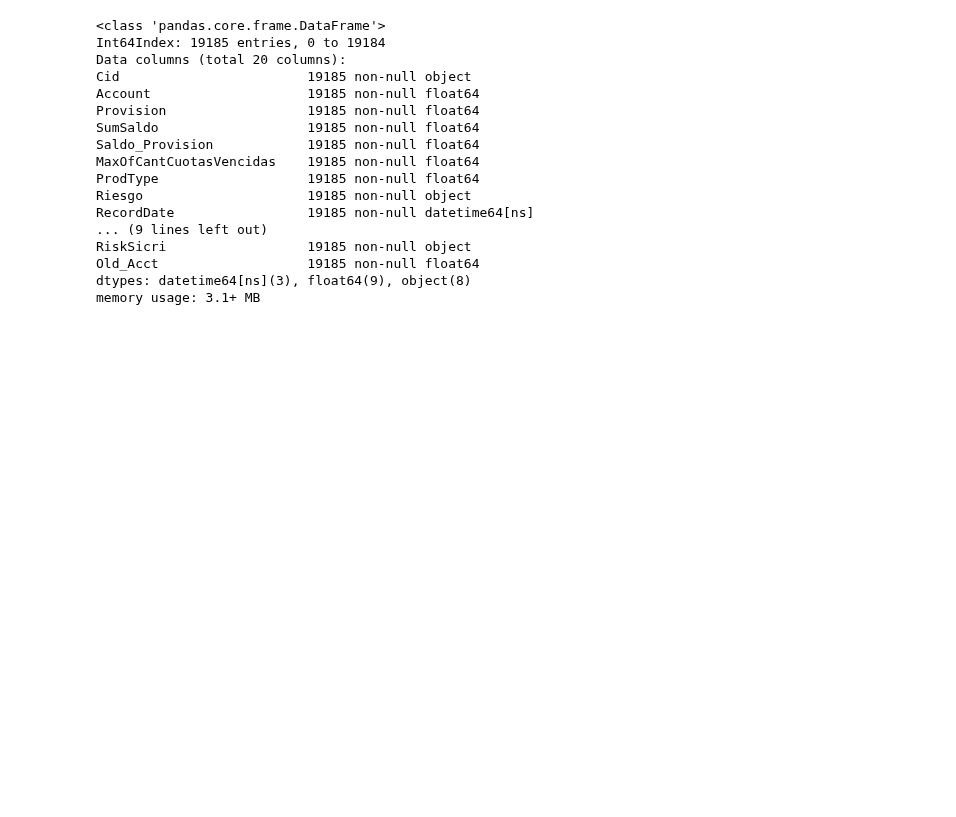
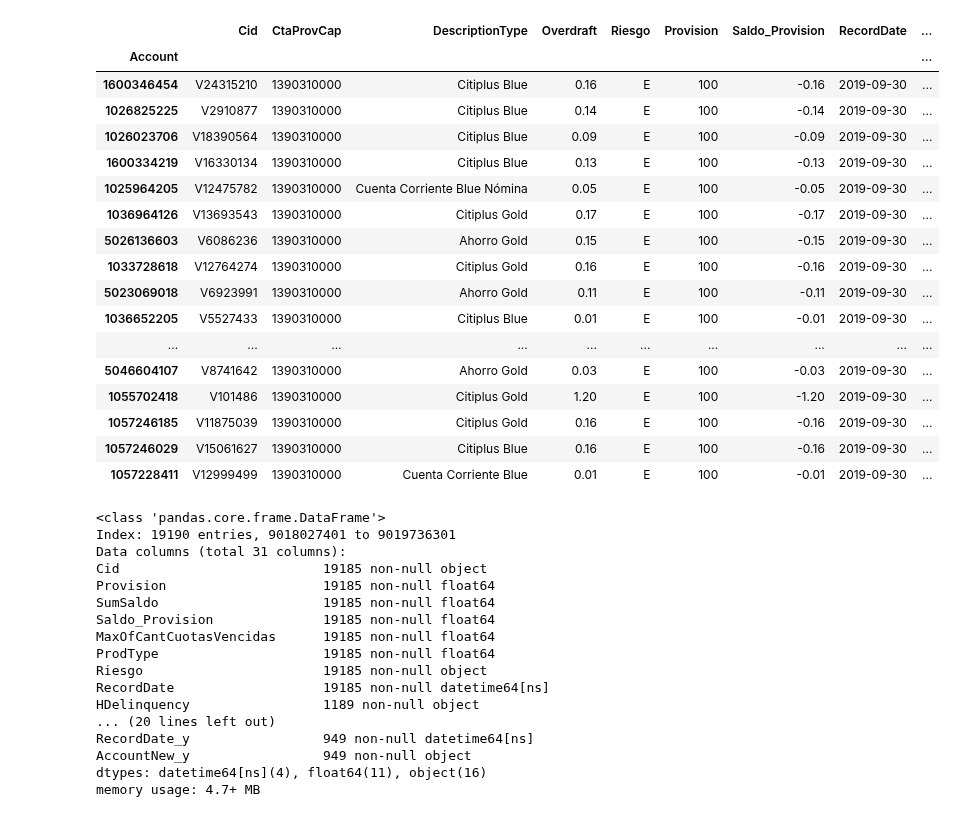
Before and after one commit to BAXTOR95/at-lrr, a Jupyter notebook: backend/app/jupyter_notebooks/MISProvisiones.ipynb, the cells around one changed output. Saved outputs shown, nothing was run; the diff lists cells and outputs as text; code cells hidden in the pictures; blank space fills up the shorter version.

```diff
--- a/backend/app/jupyter_notebooks/MISProvisiones.ipynb
+++ b/backend/app/jupyter_notebooks/MISProvisiones.ipynb
@@ -39,0 +68,21 @@ misp_rend.head()
+# %%
+misp_od
+# %% [output]
+|  | Cid | CtaProvCap | DescriptionType | Overdraft | Riesgo | Provision | Saldo_Provision | RecordDate | ... |
+| Account |  |  |  |  |  |  |  |  | ... |
+| 1600346454 | V24315210 | 1390310000 | Citiplus Blue | 0.16 | E | 100 | -0.16 | 2019-09-30 | ... |
+| 1026825225 | V2910877 | 1390310000 | Citiplus Blue | 0.14 | E | 100 | -0.14 | 2019-09-30 | ... |
+| 1026023706 | V18390564 | 1390310000 | Citiplus Blue | 0.09 | E | 100 | -0.09 | 2019-09-30 | ... |
+| 1600334219 | V16330134 | 1390310000 | Citiplus Blue | 0.13 | E | 100 | -0.13 | 2019-09-30 | ... |
+| 1025964205 | V12475782 | 1390310000 | Cuenta Corriente Blue Nómina | 0.05 | E | 100 | -0.05 | 2019-09-30 | ... |
+| 1036964126 | V13693543 | 1390310000 | Citiplus Gold | 0.17 | E | 100 | -0.17 | 2019-09-30 | ... |
+| 5026136603 | V6086236 | 1390310000 | Ahorro Gold | 0.15 | E | 100 | -0.15 | 2019-09-30 | ... |
+| 1033728618 | V12764274 | 1390310000 | Citiplus Gold | 0.16 | E | 100 | -0.16 | 2019-09-30 | ... |
+| 5023069018 | V6923991 | 1390310000 | Ahorro Gold | 0.11 | E | 100 | -0.11 | 2019-09-30 | ... |
+| 1036652205 | V5527433 | 1390310000 | Citiplus Blue | 0.01 | E | 100 | -0.01 | 2019-09-30 | ... |
+| ... | ... | ... | ... | ... | ... | ... | ... | ... | ... |
+| 5046604107 | V8741642 | 1390310000 | Ahorro Gold | 0.03 | E | 100 | -0.03 | 2019-09-30 | ... |
+| 1055702418 | V101486 | 1390310000 | Citiplus Gold | 1.20 | E | 100 | -1.20 | 2019-09-30 | ... |
+| 1057246185 | V11875039 | 1390310000 | Citiplus Gold | 0.16 | E | 100 | -0.16 | 2019-09-30 | ... |
+| 1057246029 | V15061627 | 1390310000 | Citiplus Blue | 0.16 | E | 100 | -0.16 | 2019-09-30 | ... |
+| 1057228411 | V12999499 | 1390310000 | Cuenta Corriente Blue | 0.01 | E | 100 | -0.01 | 2019-09-30 | ... |
@@ -40,20 +92,20 @@ misp_rend.head()
 # %%
-misp_cap.info()
+misp.info()
 # %% [output]
 <class 'pandas.core.frame.DataFrame'>
-Int64Index: 19185 entries, 0 to 19184
-Data columns (total 20 columns):
-Cid                        19185 non-null object
-Account                    19185 non-null float64
-Provision                  19185 non-null float64
-SumSaldo                   19185 non-null float64
-Saldo_Provision            19185 non-null float64
-MaxOfCantCuotasVencidas    19185 non-null float64
-ProdType                   19185 non-null float64
-Riesgo                     19185 non-null object
-RecordDate                 19185 non-null datetime64[ns]
-... (9 lines left out)
-RiskSicri                  19185 non-null object
-Old_Acct                   19185 non-null float64
-dtypes: datetime64[ns](3), float64(9), object(8)
-memory usage: 3.1+ MB
+Index: 19190 entries, 9018027401 to 9019736301
+Data columns (total 31 columns):
+Cid                          19185 non-null object
+Provision                    19185 non-null float64
+SumSaldo                     19185 non-null float64
+Saldo_Provision              19185 non-null float64
+MaxOfCantCuotasVencidas      19185 non-null float64
+ProdType                     19185 non-null float64
+Riesgo                       19185 non-null object
+RecordDate                   19185 non-null datetime64[ns]
+HDelinquency                 1189 non-null object
+... (20 lines left out)
+RecordDate_y                 949 non-null datetime64[ns]
+AccountNew_y                 949 non-null object
+dtypes: datetime64[ns](4), float64(11), object(16)
+memory usage: 4.7+ MB
```
Also changed, not shown: parts of 18 cells of this notebook, 1 other file.
